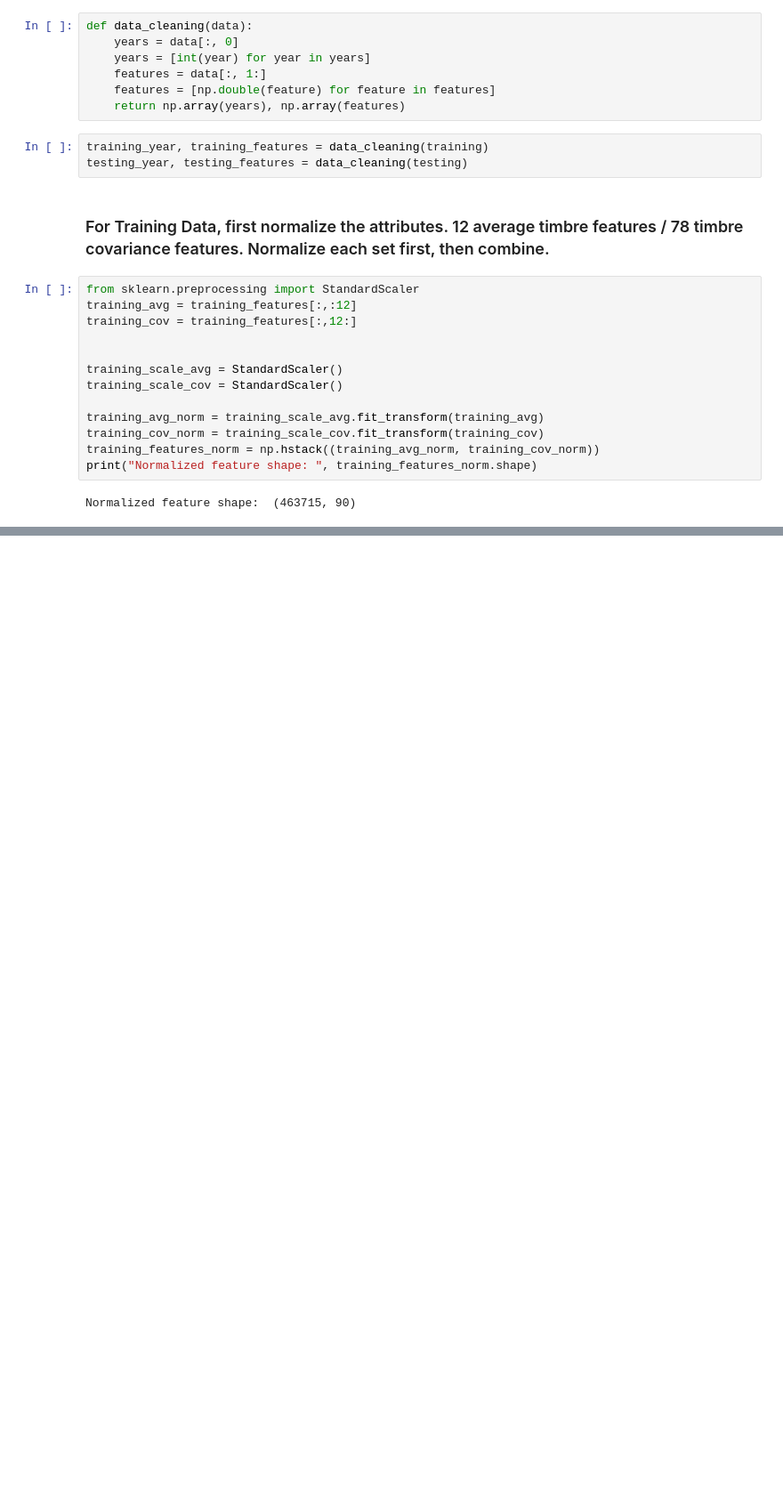
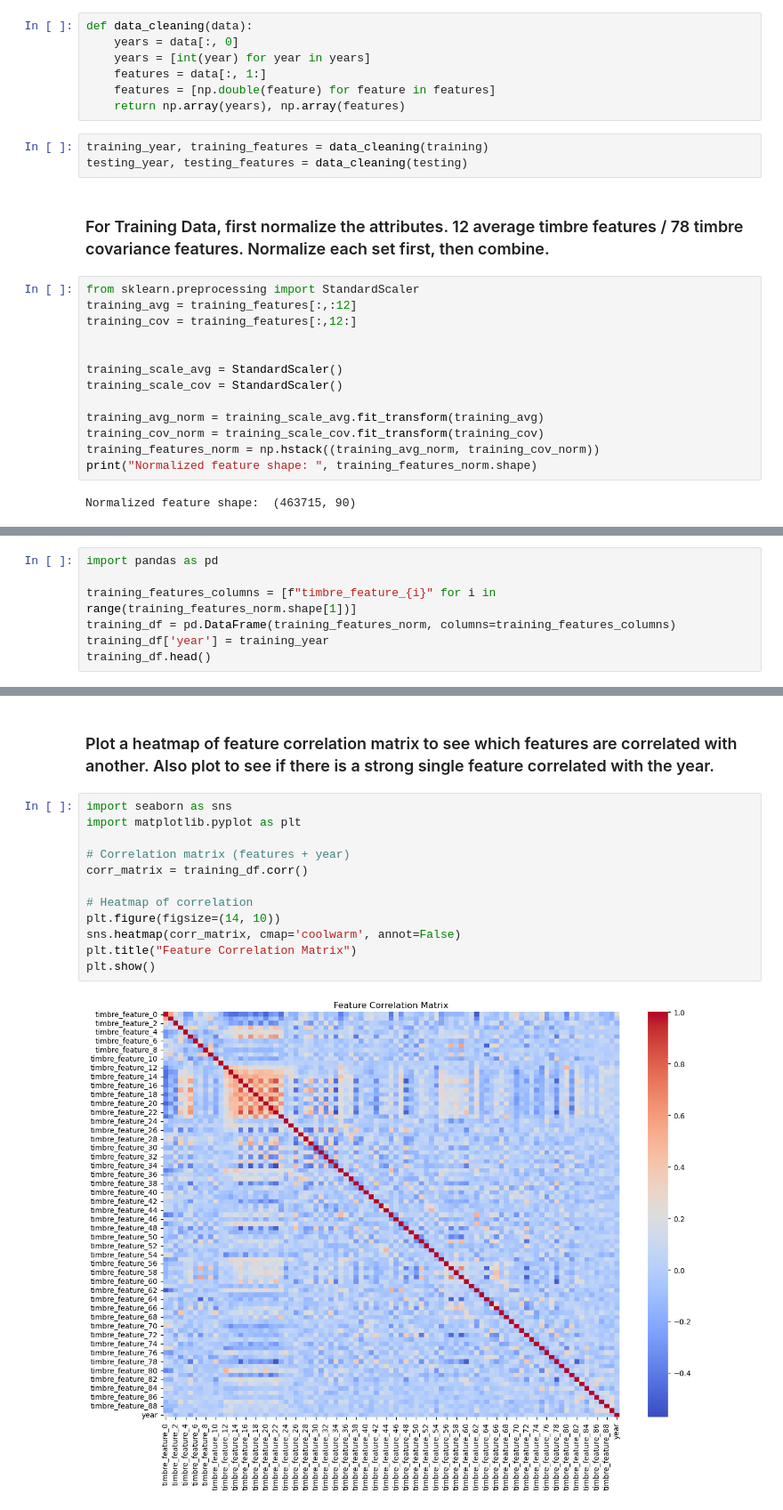
Before and after one commit to Skillz619/CMPE-255-Team-Project, a Jupyter notebook: Project.ipynb, the cells around one changed output, grey strips where cells are left out. Shown at 89% size. Cells and saved outputs as stored; diff of their text form; blank space fills up the shorter version.

Commit message:
correlation matrix

```diff
--- a/Project.ipynb
+++ b/Project.ipynb
@@ -62,0 +65,7 @@ Normalized feature shape:  (463715, 90)
+# %%
+import pandas as pd
+
+training_features_columns = [f"timbre_feature_{i}" for i in range(training_features_norm.shape[1])]
+training_df = pd.DataFrame(training_features_norm, columns=training_features_columns)
+training_df['year'] = training_year
+training_df.head()
@@ -62,0 +80,16 @@ Normalized feature shape:  (463715, 90)
+# %% [markdown]
+### Plot a heatmap of feature correlation matrix to see which features are correlated with another. Also plot to see if there is a strong single feature correlated with the year.
+# %%
+import seaborn as sns
+import matplotlib.pyplot as plt
+
+# Correlation matrix (features + year)
+corr_matrix = training_df.corr()
+
+# Heatmap of correlation
+plt.figure(figsize=(14, 10))
+sns.heatmap(corr_matrix, cmap='coolwarm', annot=False)
+plt.title("Feature Correlation Matrix")
+plt.show()
+# %% [output]
+[figure, added]
```
Also changed, not shown: parts of 3 cells of this notebook.
